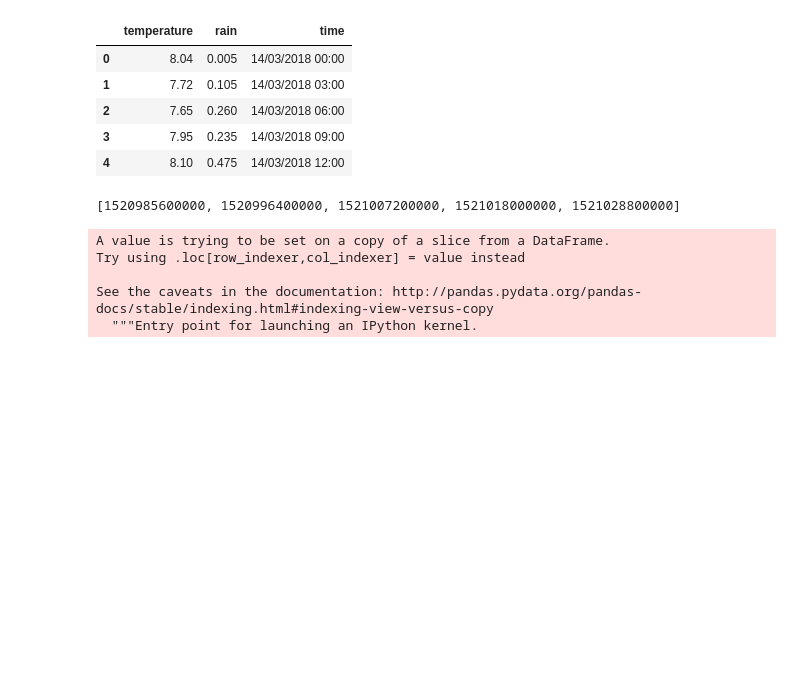
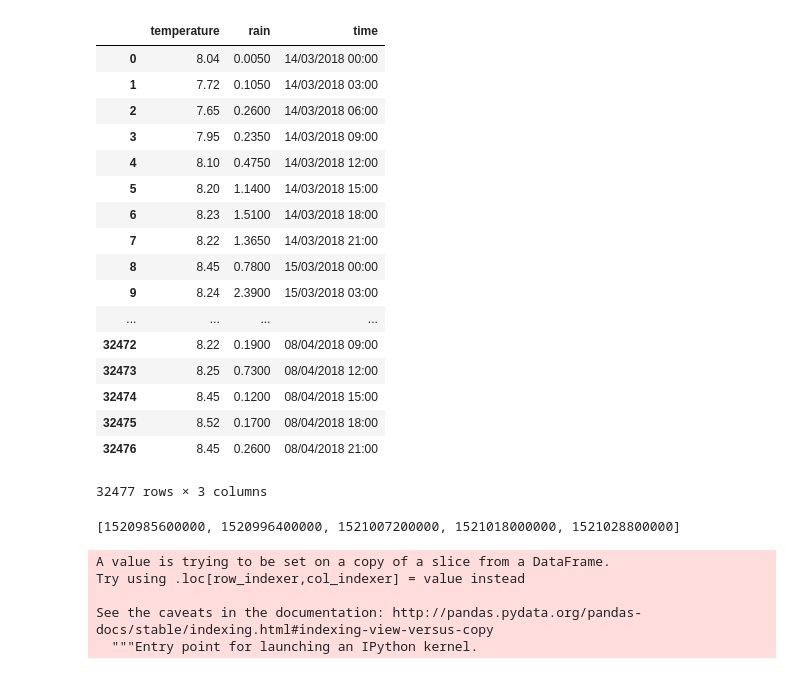
Before and after one commit to FrauBoes/UCD-Bikers, a Jupyter notebook: assets/DataAnalysis/Convert_historical_data.ipynb, the cells around one changed output. Drawn from its saved outputs; the diff is of its cells as text; code cells hidden in the pictures; blank space fills up the shorter version.

```diff
--- a/assets/DataAnalysis/Convert_historical_data.ipynb
+++ b/assets/DataAnalysis/Convert_historical_data.ipynb
@@ -17,14 +17,26 @@ df_b.head()
 | 3 | MOUNT STREET LOWER | Mount Street Lower | 56.0 | OPEN | 1520432361000 | 40 | 26 | 12 | 0 |
 | 4 | CHRISTCHURCH PLACE | Christchurch Place | 6.0 | OPEN | 1520431786000 | 20 | 1 | 19 | 0 |
 # %%
-df_w.head()
+df_w
 # %% [output]
 |  | temperature | rain | time |
-| 0 | 8.04 | 0.005 | 14/03/2018 00:00 |
-| 1 | 7.72 | 0.105 | 14/03/2018 03:00 |
-| 2 | 7.65 | 0.260 | 14/03/2018 06:00 |
-| 3 | 7.95 | 0.235 | 14/03/2018 09:00 |
-| 4 | 8.10 | 0.475 | 14/03/2018 12:00 |
+| 0 | 8.04 | 0.0050 | 14/03/2018 00:00 |
+| 1 | 7.72 | 0.1050 | 14/03/2018 03:00 |
+| 2 | 7.65 | 0.2600 | 14/03/2018 06:00 |
+| 3 | 7.95 | 0.2350 | 14/03/2018 09:00 |
+| 4 | 8.10 | 0.4750 | 14/03/2018 12:00 |
+| 5 | 8.20 | 1.1400 | 14/03/2018 15:00 |
+| 6 | 8.23 | 1.5100 | 14/03/2018 18:00 |
+| 7 | 8.22 | 1.3650 | 14/03/2018 21:00 |
+| 8 | 8.45 | 0.7800 | 15/03/2018 00:00 |
+| 9 | 8.24 | 2.3900 | 15/03/2018 03:00 |
+| ... | ... | ... | ... |
+| 32472 | 8.22 | 0.1900 | 08/04/2018 09:00 |
+| 32473 | 8.25 | 0.7300 | 08/04/2018 12:00 |
+| 32474 | 8.45 | 0.1200 | 08/04/2018 15:00 |
+| 32475 | 8.52 | 0.1700 | 08/04/2018 18:00 |
+| 32476 | 8.45 | 0.2600 | 08/04/2018 21:00 |
+32477 rows × 3 columns
 # %%
 df_b=df_b.drop(['Station','Station Address'],axis =1)
 # %%
```
Also changed, not shown: 19 other files.
